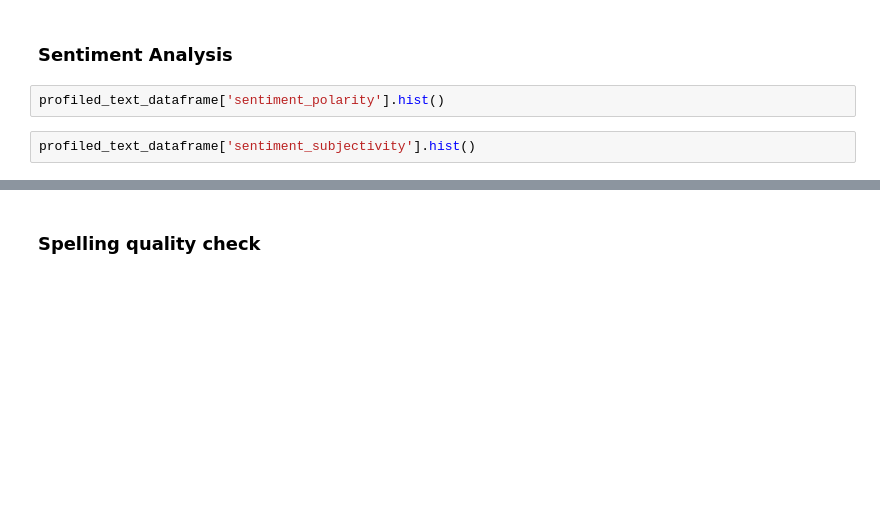
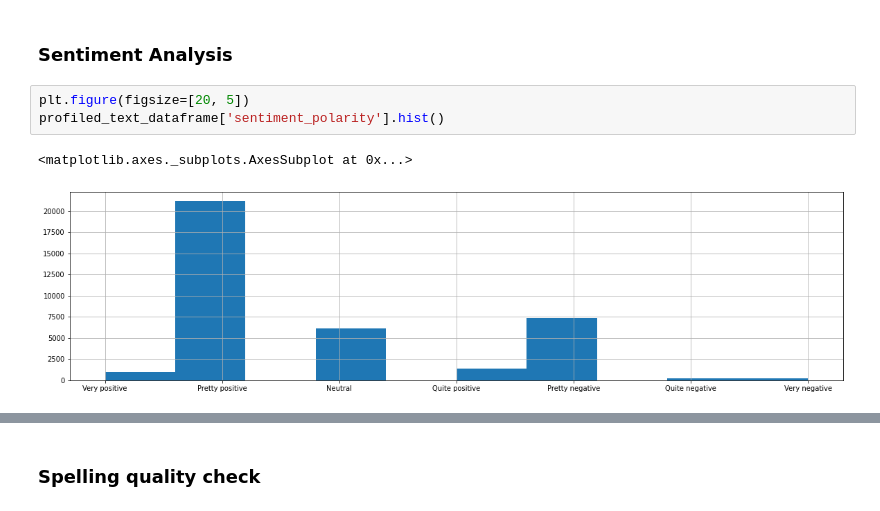
Before and after one commit to neomatrix369/nlp_profiler, a Jupyter notebook: notebooks/jupyter/nlp_profiler-large-dataset.ipynb, the cells around one changed output, grey strips where cells are left out. Cells and saved outputs as stored; diff of their text form; blank space fills up the shorter version.

Commit message:
Updated notebooks with latest changes, capturing time taken to finished and also displaying bigger plots

```diff
--- a/notebooks/jupyter/nlp_profiler-large-dataset.ipynb
+++ b/notebooks/jupyter/nlp_profiler-large-dataset.ipynb
@@ -115,6 +182,8 @@ profiled_text_dataframe.head()
 # %% [markdown]
 ### Sentiment Analysis
-# %%
-profiled_text_dataframe['sentiment_polarity'].hist()
-# %%
-profiled_text_dataframe['sentiment_subjectivity'].hist()
+# %%
+plt.figure(figsize=[20, 5])
+profiled_text_dataframe['sentiment_polarity'].hist()
+# %% [output]
+<matplotlib.axes._subplots.AxesSubplot at 0x...>
+[figure, added]
```
Also changed, not shown: parts of 16 cells of this notebook, 1 other file.
